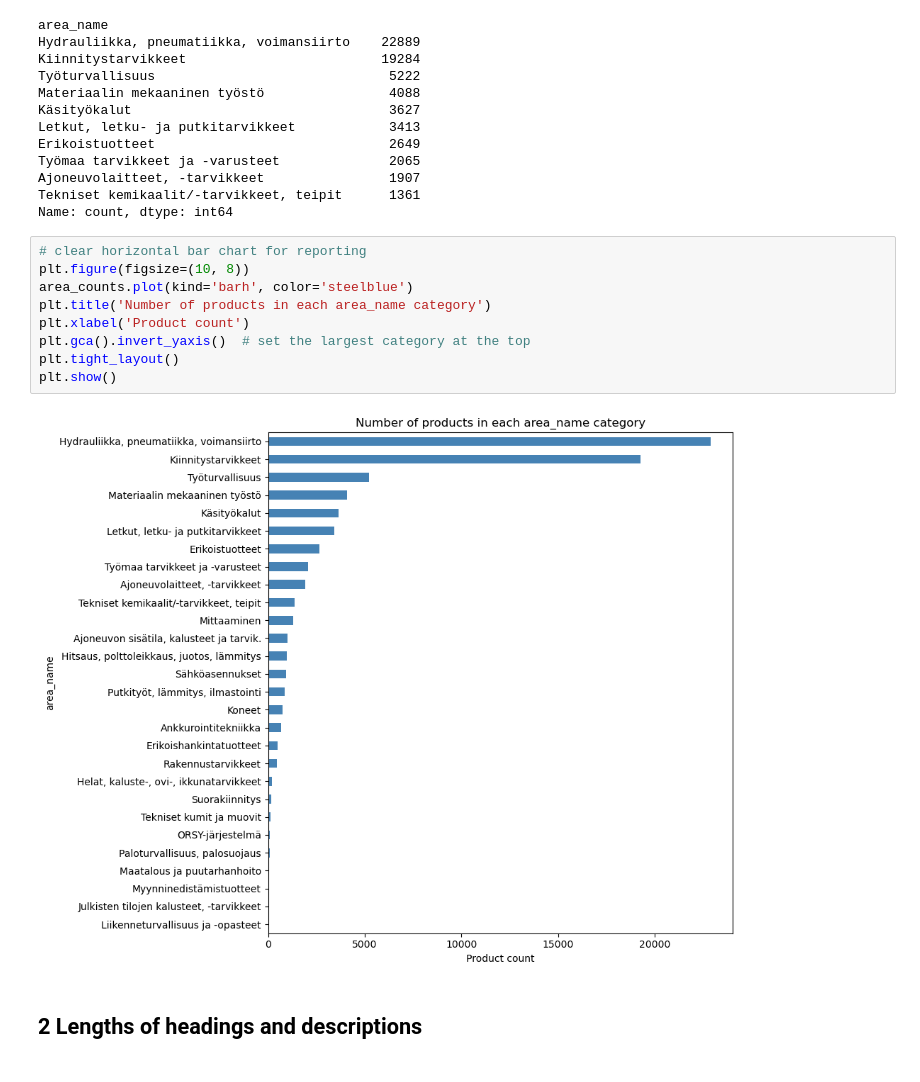
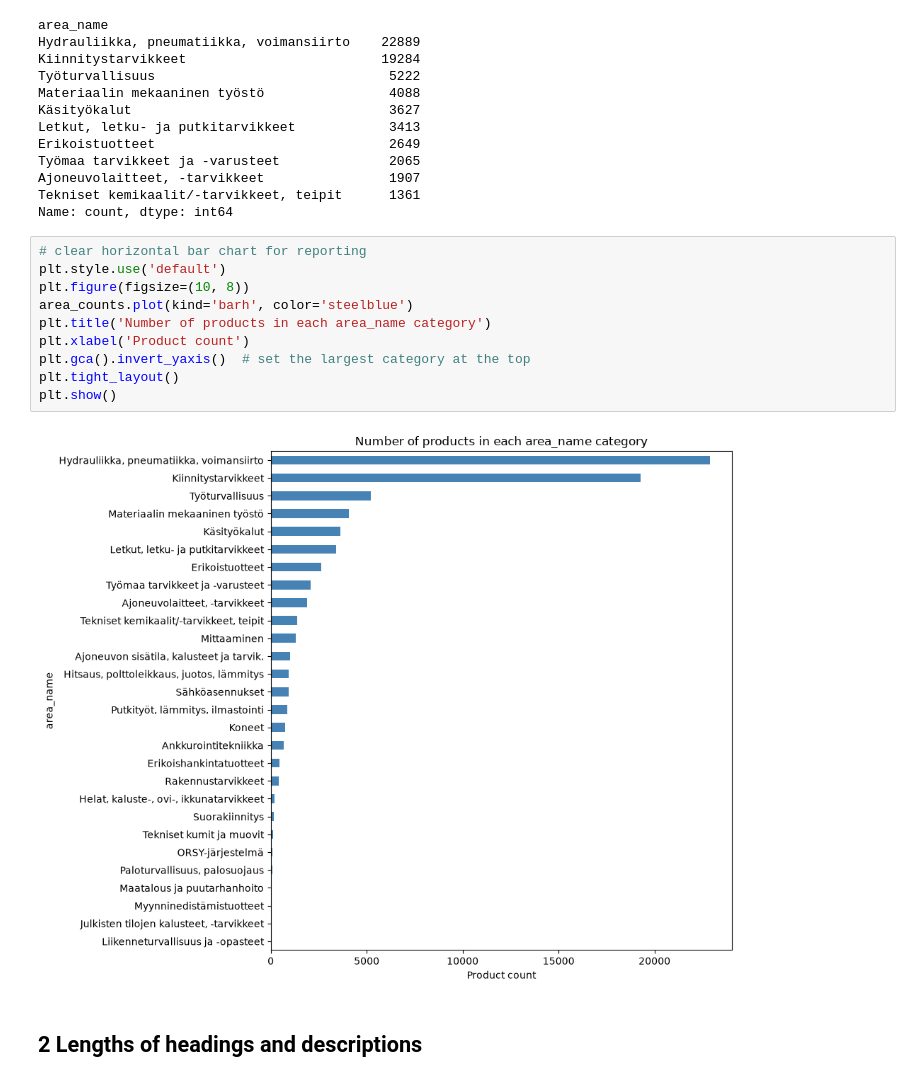
Before and after one commit to lepistsa-uni/semantic-product-search, a Jupyter notebook: notebooks/01_data_exploration.ipynb, the cells around one changed output. Cells and saved outputs as stored; diff of their text form.

```diff
--- a/notebooks/01_data_exploration.ipynb
+++ b/notebooks/01_data_exploration.ipynb
@@ -83,15 +83,16 @@ Tekniset kemikaalit/-tarvikkeet, teipit      1361
 Name: count, dtype: int64
 # %%
 # clear horizontal bar chart for reporting
+plt.style.use('default')
 plt.figure(figsize=(10, 8))
 area_counts.plot(kind='barh', color='steelblue')
 plt.title('Number of products in each area_name category')
 plt.xlabel('Product count')
 plt.gca().invert_yaxis()  # set the largest category at the top
 plt.tight_layout()
 plt.show()
 # %% [output]
-[figure, old version]
+[figure, new version]
 # %% [markdown]
 ## 2 Lengths of headings and descriptions
 # %%
```
Also changed, not shown: parts of 6 cells of this notebook, 4 other files.
